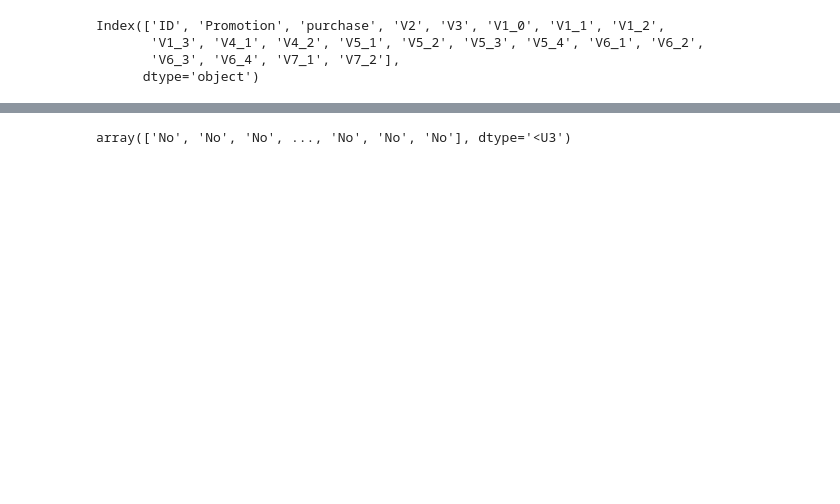
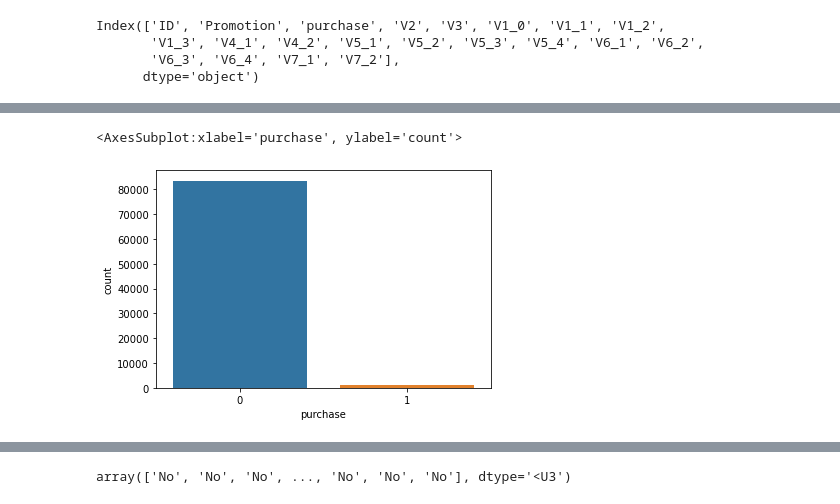
Before and after one commit to erikjamesmason/Starbucks_Exercise, a Jupyter notebook: Starbucks.ipynb, the cells around one changed output, grey strips where cells are left out. Cells and saved outputs as stored; diff of their text form; code cells hidden in the pictures; blank space fills up the shorter version.

```diff
--- a/Starbucks.ipynb
+++ b/Starbucks.ipynb
@@ -485,0 +493,5 @@ array(['No', 'No', 'No', ..., 'No', 'No', 'No'], dtype='<U2')
+# %%
+sns.countplot(train_data['purchase'])
+# %% [output]
+<AxesSubplot:xlabel='purchase', ylabel='count'>
+[figure, added]
```
Also changed, not shown: parts of 115 cells of this notebook.
